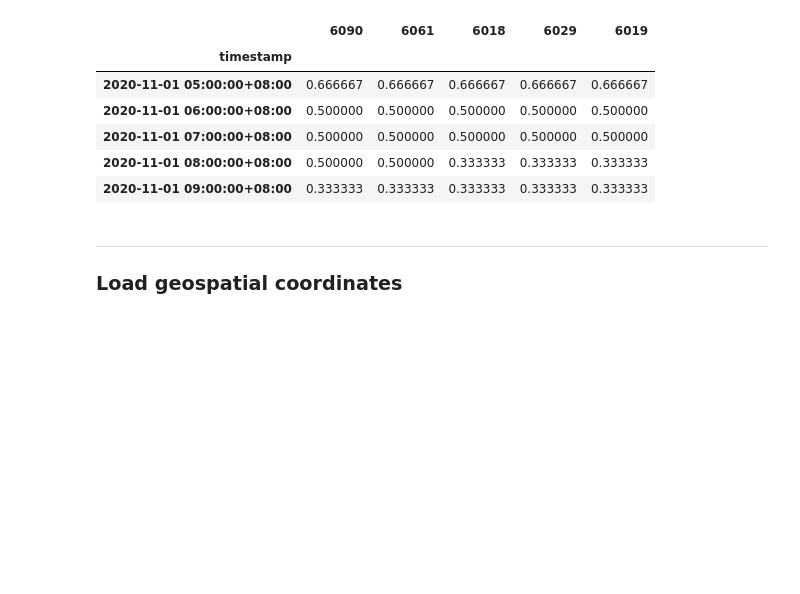
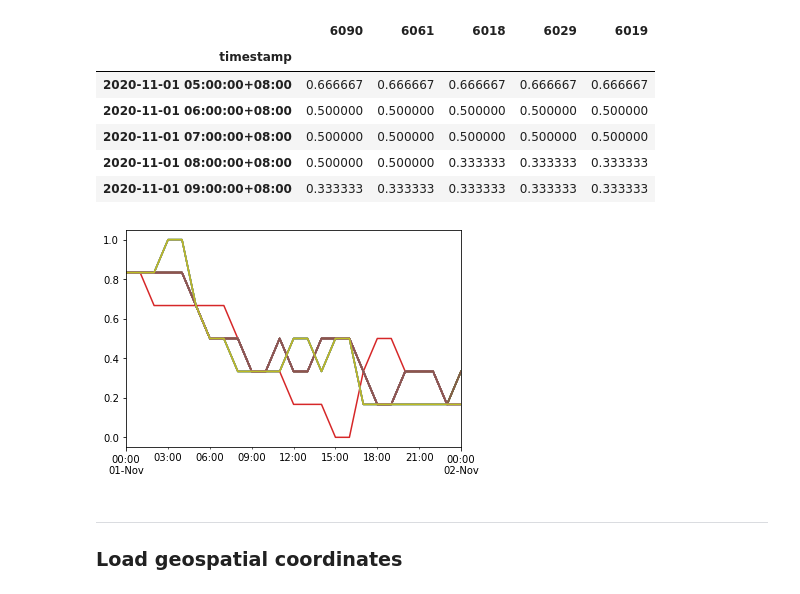
Before and after one commit to juliandehoog/geo-timeseries-to-image, a Jupyter notebook: examples/example_usage.ipynb, the cells around one changed output. Drawn from its saved outputs; the diff is of its cells as text; code cells hidden in the pictures; blank space fills up the shorter version.

```diff
--- a/examples/example_usage.ipynb
+++ b/examples/example_usage.ipynb
@@ -67,6 +67,11 @@ data.iloc[5:10, 5:10]
 | 2020-11-01 07:00:00+08:00 | 0.500000 | 0.500000 | 0.500000 | 0.500000 | 0.500000 |
 | 2020-11-01 08:00:00+08:00 | 0.500000 | 0.500000 | 0.333333 | 0.333333 | 0.333333 |
 | 2020-11-01 09:00:00+08:00 | 0.333333 | 0.333333 | 0.333333 | 0.333333 | 0.333333 |
+# %%
+# We can also quickly plot these to get a sense of the data
+data.plot(legend=False, xlabel="");
+# %% [output]
+[figure, added]
 # %%
 # Let's also store the postcodes for convenience
 postcodes = list(data.columns)
```
Also changed, not shown: parts of 5 cells of this notebook, 7 other files.
